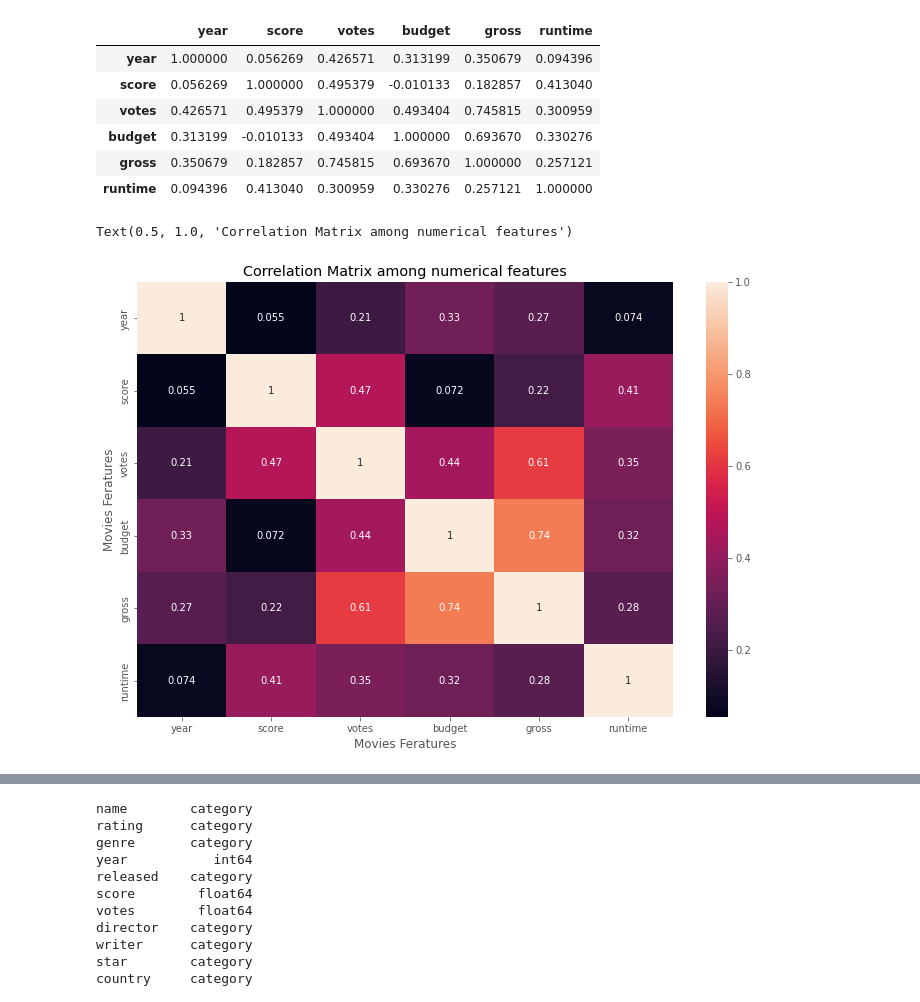
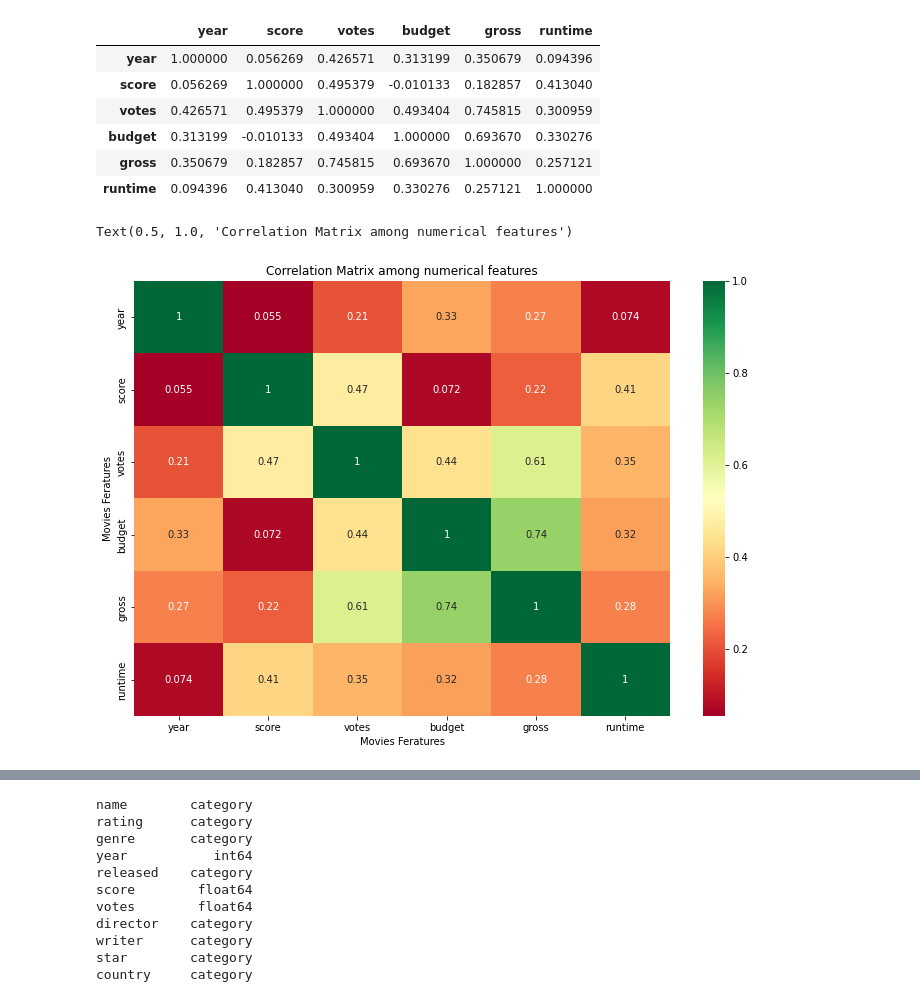
Before and after one commit to siddhantpandey44/Data-exploration-with-Python, a Jupyter notebook: Data Analysis with Python.ipynb, the cells around one changed output, grey strips where cells are left out. Drawn from its saved outputs; the diff is of its cells as text; code cells hidden in the pictures.

```diff
--- a/Data Analysis with Python.ipynb
+++ b/Data Analysis with Python.ipynb
@@ -230,14 +230,14 @@ df.corr(method='spearman')
 | runtime | 0.094396 | 0.413040 | 0.300959 | 0.330276 | 0.257121 | 1.000000 |
 # %%
 Correlation = df.corr(method='pearson')
-sns.heatmap(Correlation, annot=True)
+sns.heatmap(Correlation, annot=True,cmap='RdYlGn')
 plt.xlabel('Movies Feratures')
 plt.ylabel('Movies Feratures')
 
 plt.title('Correlation Matrix among numerical features')
 # %% [output]
 Text(0.5, 1.0, 'Correlation Matrix among numerical features')
-[figure, old version]
+[figure, new version]
 # %%
 df.head()
 # %% [output]
```
Also changed, not shown: parts of 12 cells of this notebook.
